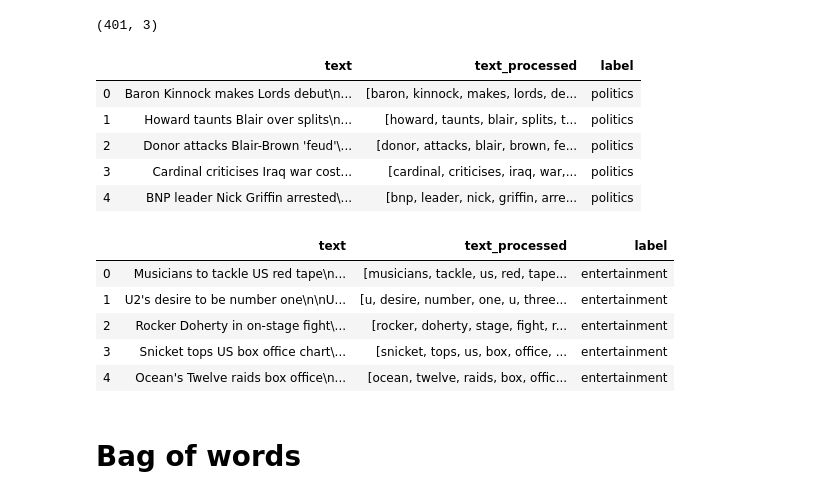
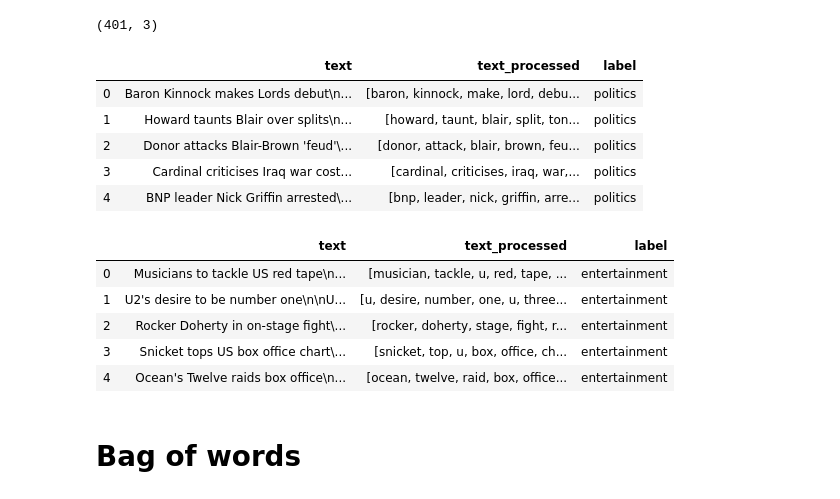
Before and after one commit to frankcardozo/NLP_text_classification, a Jupyter notebook: topic_selection.ipynb, the cells around one changed output. Saved outputs shown, nothing was run; the diff lists cells and outputs as text; code cells hidden in the pictures.

```diff
--- a/topic_selection.ipynb
+++ b/topic_selection.ipynb
@@ -235,32 +256,32 @@ tech.shape
 (401, 3)
 # %%
 politics['text_processed'] = politics.apply(lambda x : remove_stopwords(
-    (tokenize(clean_up(x['text'])))), axis = 1)
+    (stem_and_lemmatize(tokenize(clean_up(x['text']))))), axis = 1)
 
 politics['label'] = 'politics'
 
 politics.head()
 # %% [output]
 |  | text | text_processed | label |
-| 0 | Baron Kinnock makes Lords debut\n... | [baron, kinnock, makes, lords, de... | politics |
-| 1 | Howard taunts Blair over splits\n... | [howard, taunts, blair, splits, t... | politics |
-| 2 | Donor attacks Blair-Brown 'feud'\... | [donor, attacks, blair, brown, fe... | politics |
+| 0 | Baron Kinnock makes Lords debut\n... | [baron, kinnock, make, lord, debu... | politics |
+| 1 | Howard taunts Blair over splits\n... | [howard, taunt, blair, split, ton... | politics |
+| 2 | Donor attacks Blair-Brown 'feud'\... | [donor, attack, blair, brown, feu... | politics |
 | 3 | Cardinal criticises Iraq war cost... | [cardinal, criticises, iraq, war,... | politics |
 | 4 | BNP leader Nick Griffin arrested\... | [bnp, leader, nick, griffin, arre... | politics |
 # %%
 entertainment['text_processed'] = entertainment.apply(lambda x : remove_stopwords(
-    (tokenize(clean_up(x['text'])))), axis = 1)
+    (stem_and_lemmatize(tokenize(clean_up(x['text']))))), axis = 1)
 
 entertainment['label'] = 'entertainment'
 
 entertainment.head()
 # %% [output]
 |  | text | text_processed | label |
-| 0 | Musicians to tackle US red tape\n... | [musicians, tackle, us, red, tape... | entertainment |
+| 0 | Musicians to tackle US red tape\n... | [musician, tackle, u, red, tape, ... | entertainment |
 | 1 | U2's desire to be number one\n\nU... | [u, desire, number, one, u, three... | entertainment |
 | 2 | Rocker Doherty in on-stage fight\... | [rocker, doherty, stage, fight, r... | entertainment |
-| 3 | Snicket tops US box office chart\... | [snicket, tops, us, box, office, ... | entertainment |
-| 4 | Ocean's Twelve raids box office\n... | [ocean, twelve, raids, box, offic... | entertainment |
+| 3 | Snicket tops US box office chart\... | [snicket, top, u, box, office, ch... | entertainment |
+| 4 | Ocean's Twelve raids box office\n... | [ocean, twelve, raid, box, office... | entertainment |
 # %% [markdown]
 # Bag of words
 # %% [markdown]
```
Also changed, not shown: parts of 29 cells of this notebook, 2 other files.
